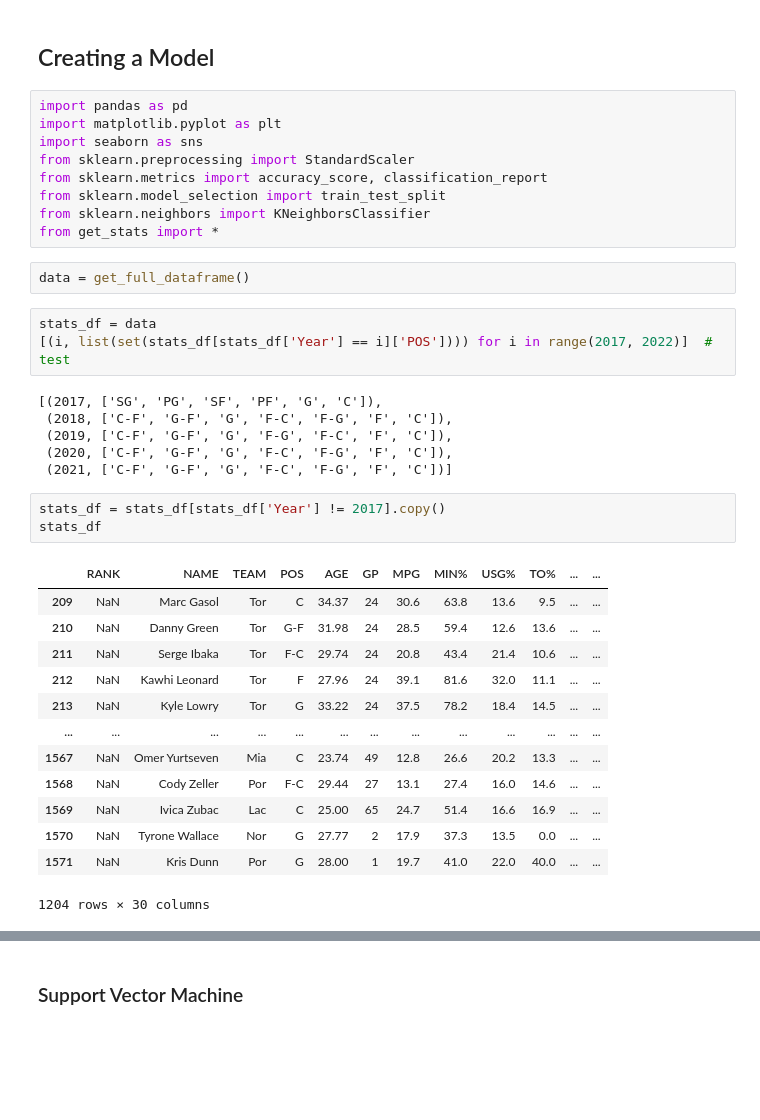
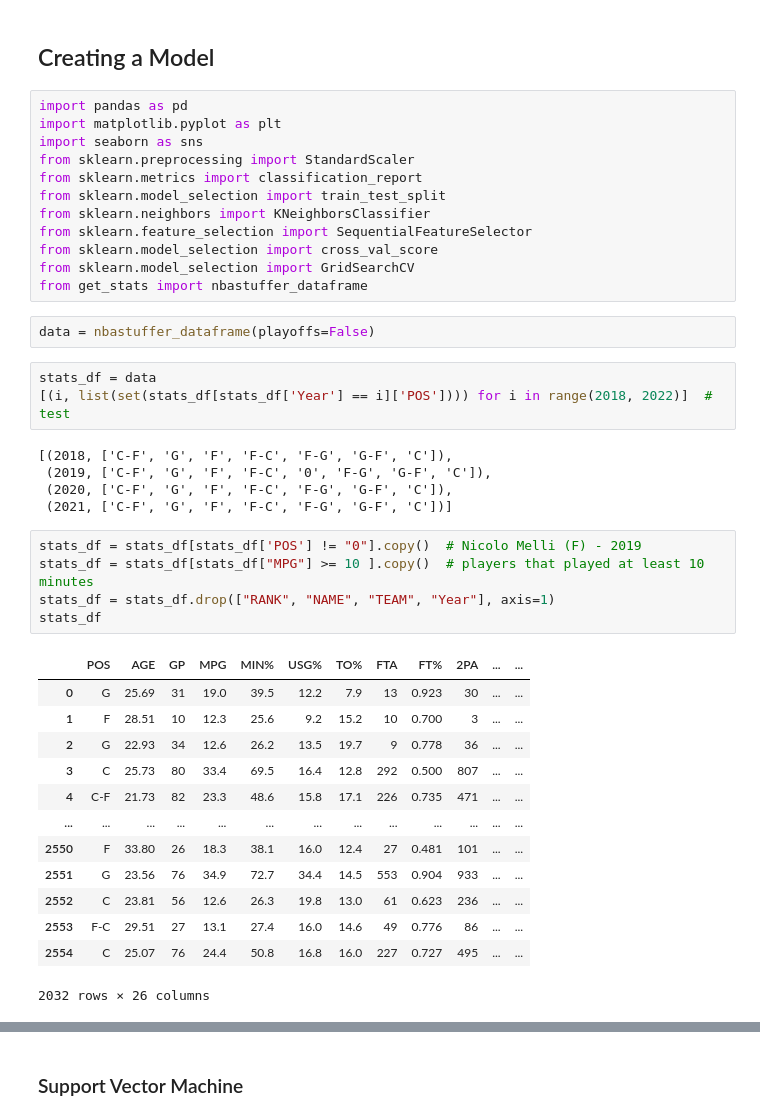
Before and after one commit to bonyejekwe/Basketball_Position_Predictor, a Jupyter notebook: Other_Models.ipynb, the cells around one changed output, grey strips where cells are left out. Drawn from its saved outputs; the diff is of its cells as text; blank space fills up the shorter version.

Commit message:
Updated other models

```diff
--- a/Other_Models.ipynb
+++ b/Other_Models.ipynb
@@ -9,35 +9,39 @@ import pandas as pd
 import matplotlib.pyplot as plt
 import seaborn as sns
 from sklearn.preprocessing import StandardScaler
-from sklearn.metrics import accuracy_score, classification_report
+from sklearn.metrics import classification_report
 from sklearn.model_selection import train_test_split
 from sklearn.neighbors import KNeighborsClassifier
-from get_stats import *
+from sklearn.feature_selection import SequentialFeatureSelector
+from sklearn.model_selection import cross_val_score
+from sklearn.model_selection import GridSearchCV
+from get_stats import nbastuffer_dataframe
 # %%
-data = get_full_dataframe()
+data = nbastuffer_dataframe(playoffs=False)
 # %%
 stats_df = data
-[(i, list(set(stats_df[stats_df['Year'] == i]['POS']))) for i in range(2017, 2022)]  # test
+[(i, list(set(stats_df[stats_df['Year'] == i]['POS']))) for i in range(2018, 2022)]  # test
 # %% [output]
-[(2017, ['SG', 'PG', 'SF', 'PF', 'G', 'C']),
- (2018, ['C-F', 'G-F', 'G', 'F-C', 'F-G', 'F', 'C']),
- (2019, ['C-F', 'G-F', 'G', 'F-G', 'F-C', 'F', 'C']),
- (2020, ['C-F', 'G-F', 'G', 'F-C', 'F-G', 'F', 'C']),
- (2021, ['C-F', 'G-F', 'G', 'F-C', 'F-G', 'F', 'C'])]
+[(2018, ['C-F', 'G', 'F', 'F-C', 'F-G', 'G-F', 'C']),
+ (2019, ['C-F', 'G', 'F', 'F-C', '0', 'F-G', 'G-F', 'C']),
+ (2020, ['C-F', 'G', 'F', 'F-C', 'F-G', 'G-F', 'C']),
+ (2021, ['C-F', 'G', 'F', 'F-C', 'F-G', 'G-F', 'C'])]
 # %%
-stats_df = stats_df[stats_df['Year'] != 2017].copy()
+stats_df = stats_df[stats_df['POS'] != "0"].copy()  # Nicolo Melli (F) - 2019
+stats_df = stats_df[stats_df["MPG"] >= 10 ].copy()  # players that played at least 10 minutes
+stats_df = stats_df.drop(["RANK", "NAME", "TEAM", "Year"], axis=1)
 stats_df
 # %% [output]
-|  | RANK | NAME | TEAM | POS | AGE | GP | MPG | MIN% | USG% | TO% | ... | ... |
-| 209 | NaN | Marc Gasol | Tor | C | 34.37 | 24 | 30.6 | 63.8 | 13.6 | 9.5 | ... | ... |
-| 210 | NaN | Danny Green | Tor | G-F | 31.98 | 24 | 28.5 | 59.4 | 12.6 | 13.6 | ... | ... |
-| 211 | NaN | Serge Ibaka | Tor | F-C | 29.74 | 24 | 20.8 | 43.4 | 21.4 | 10.6 | ... | ... |
-| 212 | NaN | Kawhi Leonard | Tor | F | 27.96 | 24 | 39.1 | 81.6 | 32.0 | 11.1 | ... | ... |
-| 213 | NaN | Kyle Lowry | Tor | G | 33.22 | 24 | 37.5 | 78.2 | 18.4 | 14.5 | ... | ... |
+|  | POS | AGE | GP | MPG | MIN% | USG% | TO% | FTA | FT% | 2PA | ... | ... |
+| 0 | G | 25.69 | 31 | 19.0 | 39.5 | 12.2 | 7.9 | 13 | 0.923 | 30 | ... | ... |
+| 1 | F | 28.51 | 10 | 12.3 | 25.6 | 9.2 | 15.2 | 10 | 0.700 | 3 | ... | ... |
+| 2 | G | 22.93 | 34 | 12.6 | 26.2 | 13.5 | 19.7 | 9 | 0.778 | 36 | ... | ... |
+| 3 | C | 25.73 | 80 | 33.4 | 69.5 | 16.4 | 12.8 | 292 | 0.500 | 807 | ... | ... |
+| 4 | C-F | 21.73 | 82 | 23.3 | 48.6 | 15.8 | 17.1 | 226 | 0.735 | 471 | ... | ... |
 | ... | ... | ... | ... | ... | ... | ... | ... | ... | ... | ... | ... | ... |
-| 1567 | NaN | Omer Yurtseven | Mia | C | 23.74 | 49 | 12.8 | 26.6 | 20.2 | 13.3 | ... | ... |
-| 1568 | NaN | Cody Zeller | Por | F-C | 29.44 | 27 | 13.1 | 27.4 | 16.0 | 14.6 | ... | ... |
-| 1569 | NaN | Ivica Zubac | Lac | C | 25.00 | 65 | 24.7 | 51.4 | 16.6 | 16.9 | ... | ... |
-| 1570 | NaN | Tyrone Wallace | Nor | G | 27.77 | 2 | 17.9 | 37.3 | 13.5 | 0.0 | ... | ... |
-| 1571 | NaN | Kris Dunn | Por | G | 28.00 | 1 | 19.7 | 41.0 | 22.0 | 40.0 | ... | ... |
+| 2550 | F | 33.80 | 26 | 18.3 | 38.1 | 16.0 | 12.4 | 27 | 0.481 | 101 | ... | ... |
+| 2551 | G | 23.56 | 76 | 34.9 | 72.7 | 34.4 | 14.5 | 553 | 0.904 | 933 | ... | ... |
+| 2552 | C | 23.81 | 56 | 12.6 | 26.3 | 19.8 | 13.0 | 61 | 0.623 | 236 | ... | ... |
+| 2553 | F-C | 29.51 | 27 | 13.1 | 27.4 | 16.0 | 14.6 | 49 | 0.776 | 86 | ... | ... |
+| 2554 | C | 25.07 | 76 | 24.4 | 50.8 | 16.8 | 16.0 | 227 | 0.727 | 495 | ... | ... |
-1204 rows × 30 columns
+2032 rows × 26 columns
```
Also changed, not shown: parts of 34 cells of this notebook, 1 other file.
